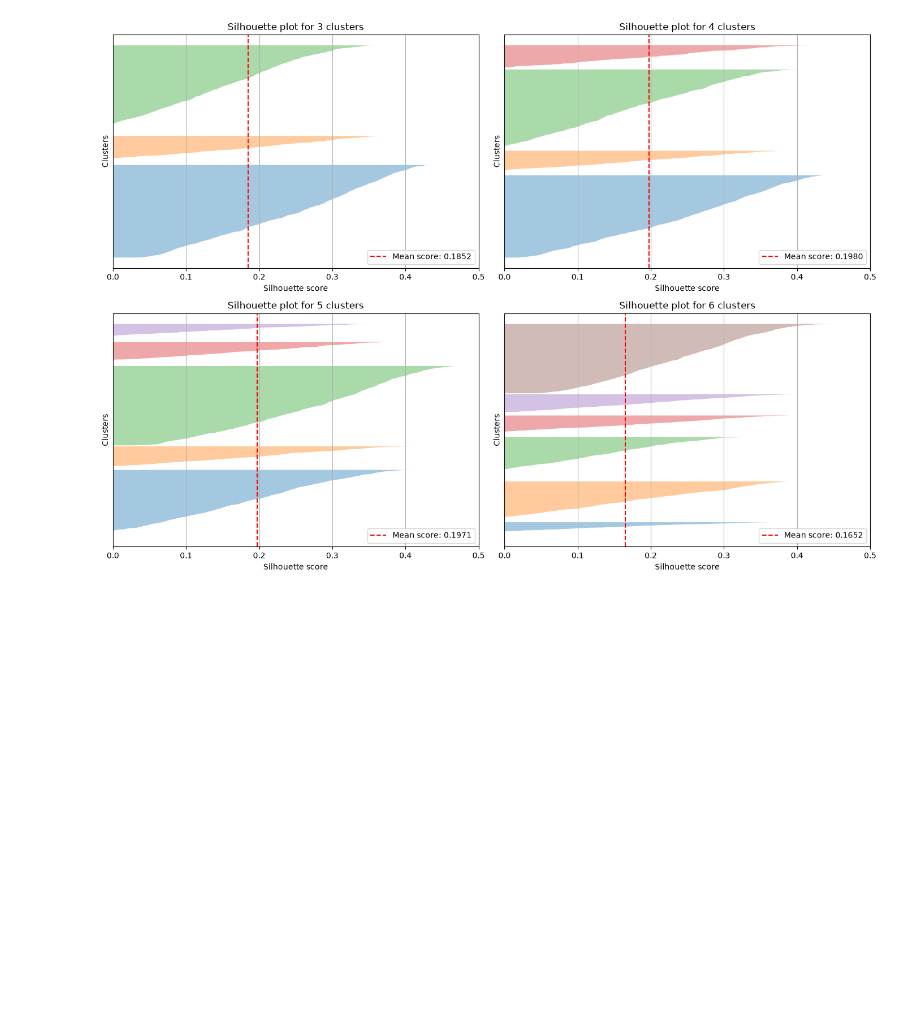
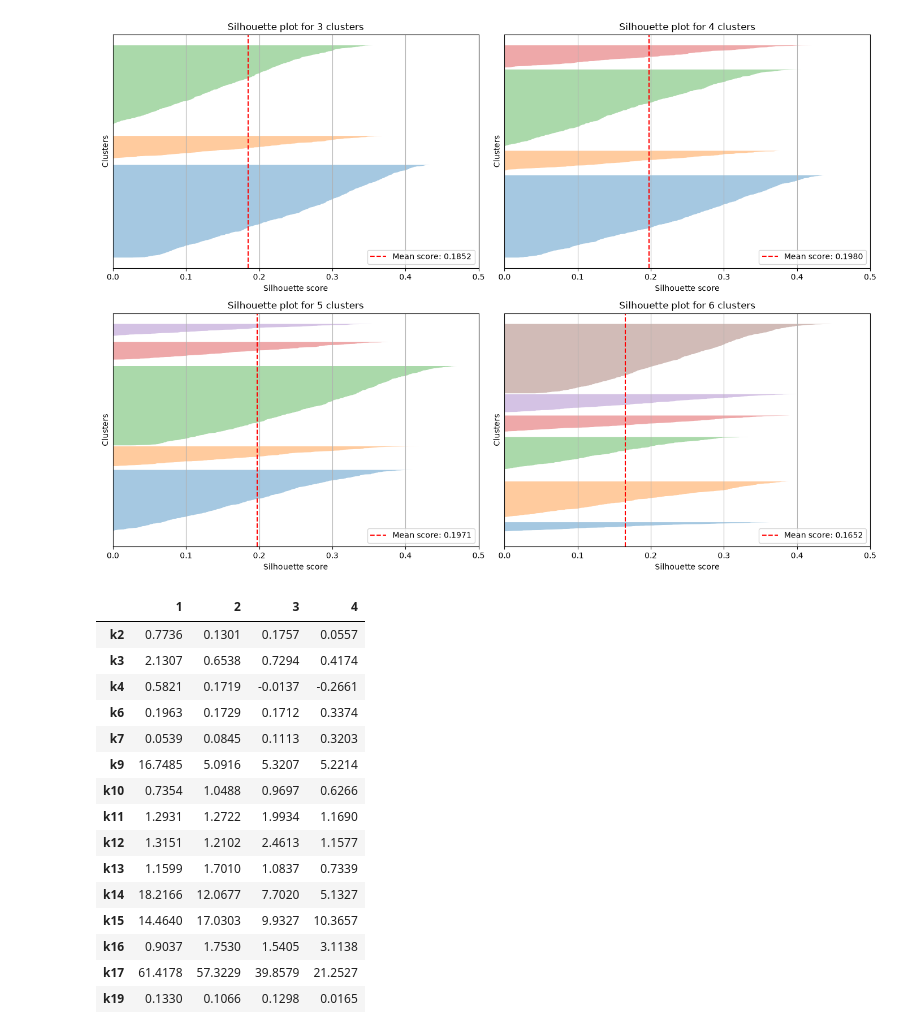
Before and after one commit to quanted129/data-science-projects, a Jupyter notebook: cluster_analysis/cluster_analysis.ipynb, the cells around one changed output. Cells and saved outputs as stored; diff of their text form; code cells hidden in the pictures; blank space fills up the shorter version.

```diff
--- a/cluster_analysis/cluster_analysis.ipynb
+++ b/cluster_analysis/cluster_analysis.ipynb
@@ -246,3 +246,36 @@ plt.tight_layout()
 plt.show()
 # %% [output]
 [figure]
+# %%
+weights_retained = pca.explained_variance_ratio_[:6]
+weights = weights_retained / sum(weights_retained)
+creditworthiness = pd.DataFrame((data_pca[:, :6] * weights).sum(axis=1), columns=['Creditworthiness'])
+
+kmeans = KMeans(n_clusters=4, random_state=42, n_init=10).fit(data_rotated)
+creditworthiness['Cluster'] = kmeans.labels_
+
+stats_table = creditworthiness.groupby('Cluster')['Creditworthiness'].agg(
+    ['count', 'mean', 'median', 'min', 'max', 'std']
+).sort_values(by='mean', ascending=False)
+
+centers = data_reduced.groupby(kmeans.labels_).mean().loc[stats_table.index].T
+stats_table.index = [1, 2, 3, 4]
+centers.columns = [1, 2, 3, 4]
+display(centers.round(4))
+# %% [output]
+|  | 1 | 2 | 3 | 4 |
+| k2 | 0.7736 | 0.1301 | 0.1757 | 0.0557 |
+| k3 | 2.1307 | 0.6538 | 0.7294 | 0.4174 |
+| k4 | 0.5821 | 0.1719 | -0.0137 | -0.2661 |
+| k6 | 0.1963 | 0.1729 | 0.1712 | 0.3374 |
+| k7 | 0.0539 | 0.0845 | 0.1113 | 0.3203 |
+| k9 | 16.7485 | 5.0916 | 5.3207 | 5.2214 |
+| k10 | 0.7354 | 1.0488 | 0.9697 | 0.6266 |
+| k11 | 1.2931 | 1.2722 | 1.9934 | 1.1690 |
+| k12 | 1.3151 | 1.2102 | 2.4613 | 1.1577 |
+| k13 | 1.1599 | 1.7010 | 1.0837 | 0.7339 |
+| k14 | 18.2166 | 12.0677 | 7.7020 | 5.1327 |
+| k15 | 14.4640 | 17.0303 | 9.9327 | 10.3657 |
+| k16 | 0.9037 | 1.7530 | 1.5405 | 3.1138 |
+| k17 | 61.4178 | 57.3229 | 39.8579 | 21.2527 |
+| k19 | 0.1330 | 0.1066 | 0.1298 | 0.0165 |
```
Also changed, not shown: parts of 1 cell of this notebook.
